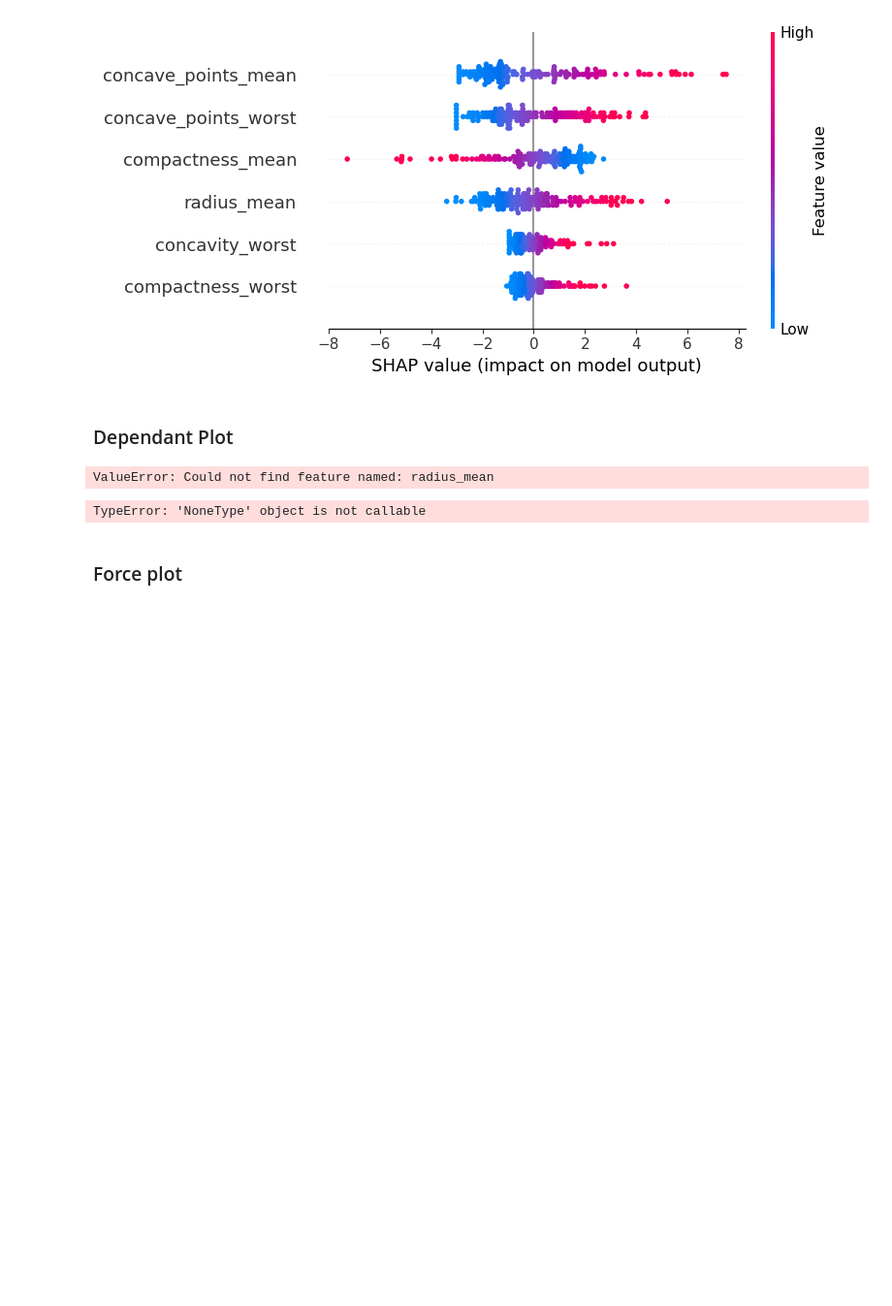
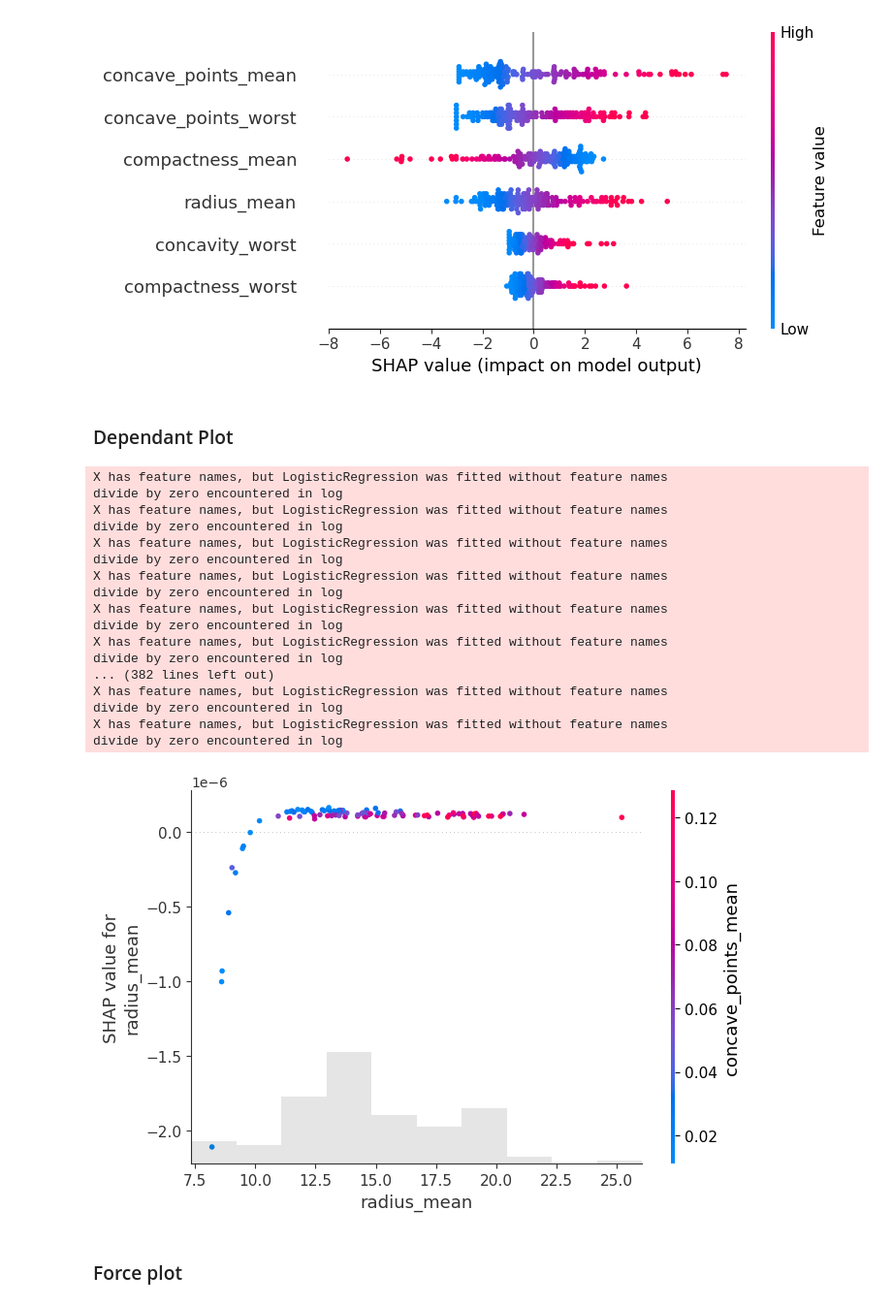
Before and after one commit to lasantha13/breast_ca, a Jupyter notebook: notebook/Breast_Cancer.ipynb, the cells around one changed output. Shown at 97% size. Drawn from its saved outputs; the diff is of its cells as text; code cells hidden in the pictures; blank space fills up the shorter version.

Commit message:
Dependant  plot added

```diff
--- a/notebook/Breast_Cancer.ipynb
+++ b/notebook/Breast_Cancer.ipynb
@@ -426,15 +426,29 @@ shap.summary_plot(shap_values, X2_test, feature_names=feature_list)
 [figure]
 # %% [markdown]
 ### Dependant Plot
-# %%
-#explainer3 = shap.Explainer(logisticR2, X2_train)
-shap.dependence_plot('radius_mean', explainer.shap_values(X2_test), X2_test)
-# %% [output]
-ValueError: Could not find feature named: radius_mean
-# %%
-explainer.feature_name
-# %% [output]
-TypeError: 'NoneType' object is not callable
+# %%
+explainer = shap.Explainer(lambda x: logisticR2.predict_log_proba(x)[:, 1], X2)
+shap_values = explainer(X2[:100])
+shap.plots.scatter(shap_values[:, "radius_mean"],color=shap_values[:,"concave_points_mean"])
+# %% [output]
+X has feature names, but LogisticRegression was fitted without feature names
+divide by zero encountered in log
+X has feature names, but LogisticRegression was fitted without feature names
+divide by zero encountered in log
+X has feature names, but LogisticRegression was fitted without feature names
+divide by zero encountered in log
+X has feature names, but LogisticRegression was fitted without feature names
+divide by zero encountered in log
+X has feature names, but LogisticRegression was fitted without feature names
+divide by zero encountered in log
+X has feature names, but LogisticRegression was fitted without feature names
+divide by zero encountered in log
+... (382 lines left out)
+X has feature names, but LogisticRegression was fitted without feature names
+divide by zero encountered in log
+X has feature names, but LogisticRegression was fitted without feature names
+divide by zero encountered in log
+[figure, added]
 # %% [markdown]
 ### Force plot
 # %%
```
Also changed, not shown: parts of 3 cells of this notebook.
